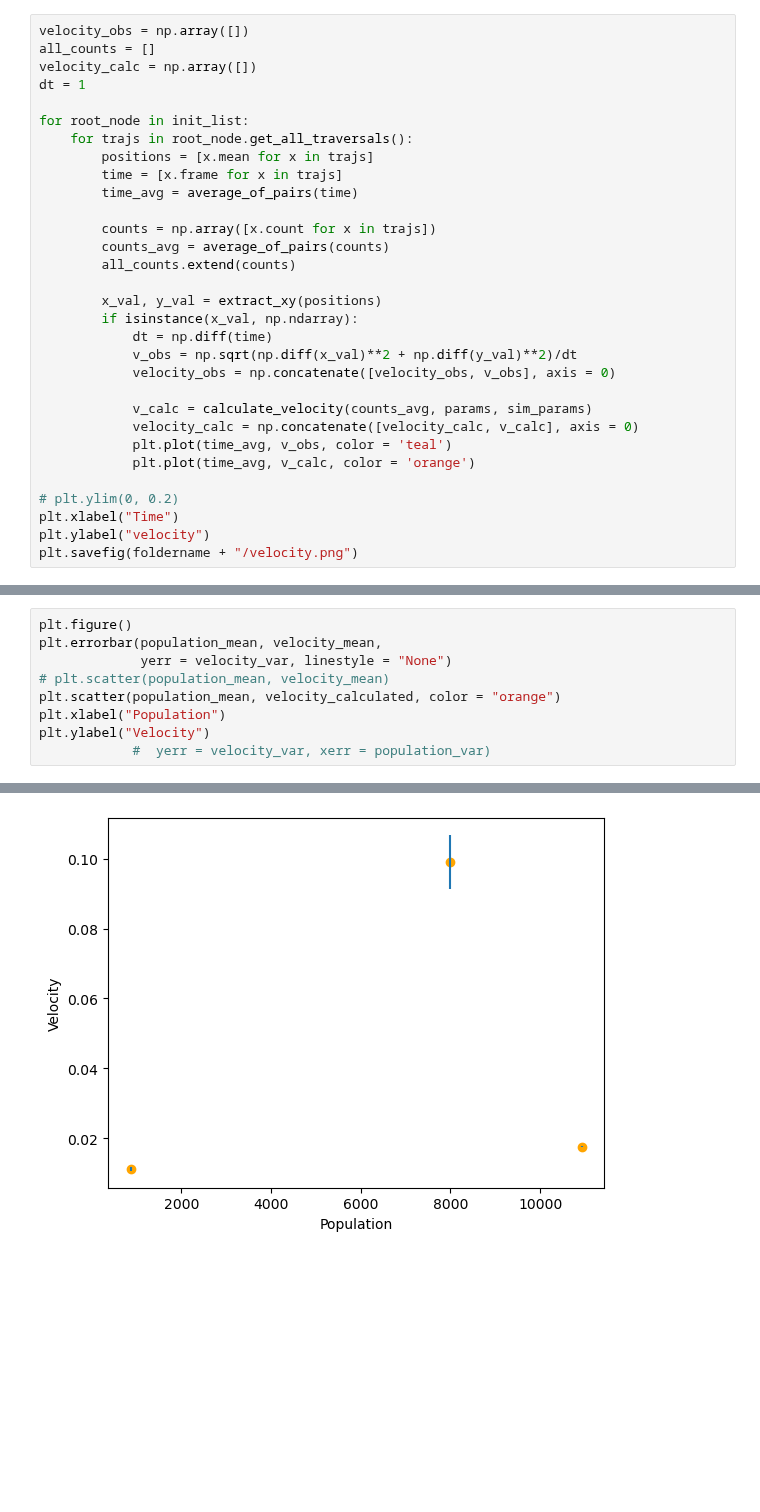
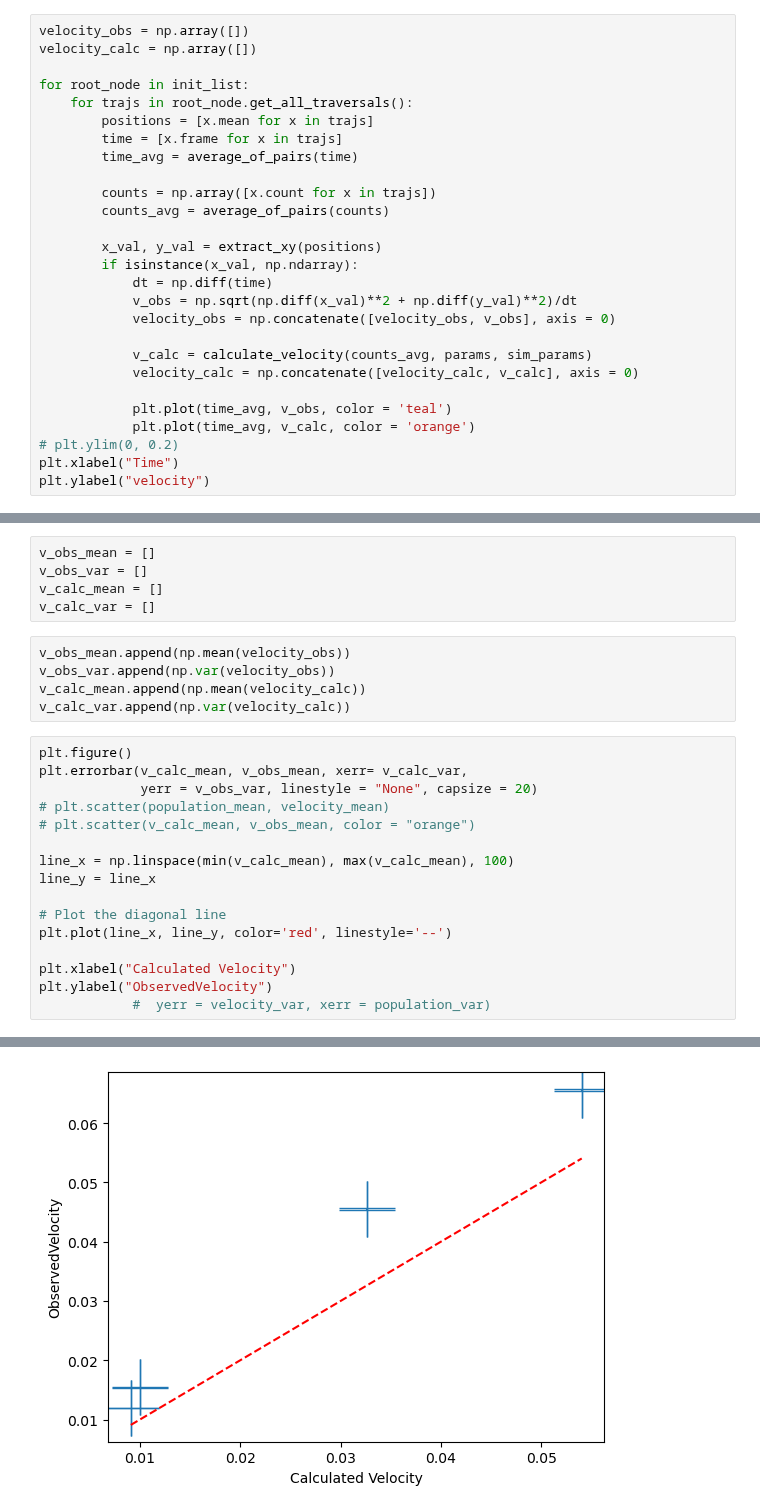
Before and after one commit to zhizhang1445/CRISPR_Sim, a Jupyter notebook: Analysis/globalAnal.ipynb, the cells around one changed output, grey strips where cells are left out. Saved outputs shown, nothing was run; the diff lists cells and outputs as text; blank space fills up the shorter version.

```diff
--- a/Analysis/globalAnal.ipynb
+++ b/Analysis/globalAnal.ipynb
@@ -46,8 +34,6 @@ tree loaded: 13
 # %%
 velocity_obs = np.array([])
-all_counts = []
 velocity_calc = np.array([])
-dt = 1
 
 for root_node in init_list:
     for trajs in root_node.get_all_traversals():
@@ -57,7 +43,6 @@ for root_node in init_list:
 
         counts = np.array([x.count for x in trajs])
         counts_avg = average_of_pairs(counts)
-        all_counts.extend(counts)
 
         x_val, y_val = extract_xy(positions)
         if isinstance(x_val, np.ndarray):
@@ -67,11 +52,10 @@ for root_node in init_list:
 
             v_calc = calculate_velocity(counts_avg, params, sim_params)
             velocity_calc = np.concatenate([velocity_calc, v_calc], axis = 0)
+
             plt.plot(time_avg, v_obs, color = 'teal')
             plt.plot(time_avg, v_calc, color = 'orange')
-
 # plt.ylim(0, 0.2)
 plt.xlabel("Time")
 plt.ylabel("velocity")
-plt.savefig(foldername + "/velocity.png")
 # %% [output]
@@ -91,10 +64,27 @@ velocity_calculated.append(np.mean(velocity_calc))
+# %%
+v_obs_mean = []
+v_obs_var = []
+v_calc_mean = []
+v_calc_var = []
+# %%
+v_obs_mean.append(np.mean(velocity_obs))
+v_obs_var.append(np.var(velocity_obs))
+v_calc_mean.append(np.mean(velocity_calc))
+v_calc_var.append(np.var(velocity_calc))
 # %%
 plt.figure()
-plt.errorbar(population_mean, velocity_mean,
-             yerr = velocity_var, linestyle = "None")
+plt.errorbar(v_calc_mean, v_obs_mean, xerr= v_calc_var,
+             yerr = v_obs_var, linestyle = "None", capsize = 20)
 # plt.scatter(population_mean, velocity_mean)
-plt.scatter(population_mean, velocity_calculated, color = "orange")
-plt.xlabel("Population")
-plt.ylabel("Velocity")
+# plt.scatter(v_calc_mean, v_obs_mean, color = "orange")
+
+line_x = np.linspace(min(v_calc_mean), max(v_calc_mean), 100)
+line_y = line_x
+
+# Plot the diagonal line
+plt.plot(line_x, line_y, color='red', linestyle='--')
+
+plt.xlabel("Calculated Velocity")
+plt.ylabel("ObservedVelocity")
             #  yerr = velocity_var, xerr = population_var)
 # %% [output]
@@ -102 +92 @@ Text(0, 0.5, 'Velocity')
-[figure, old version]
+[figure, new version]
```
Also changed, not shown: parts of 6 cells of this notebook, 3 other files.
